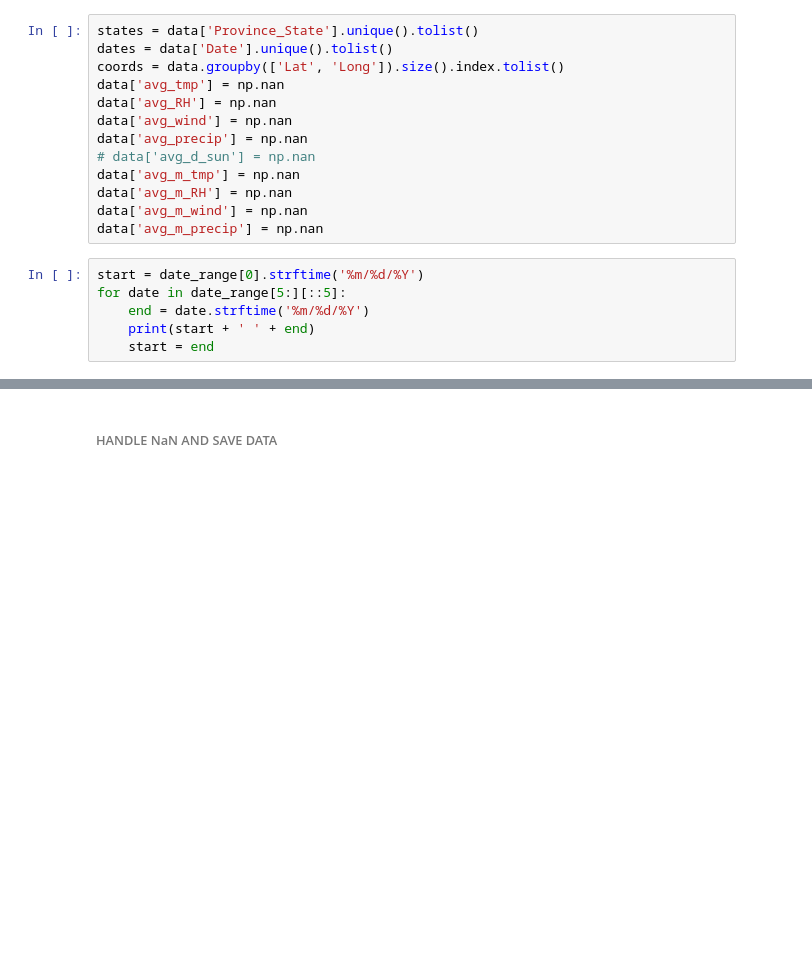
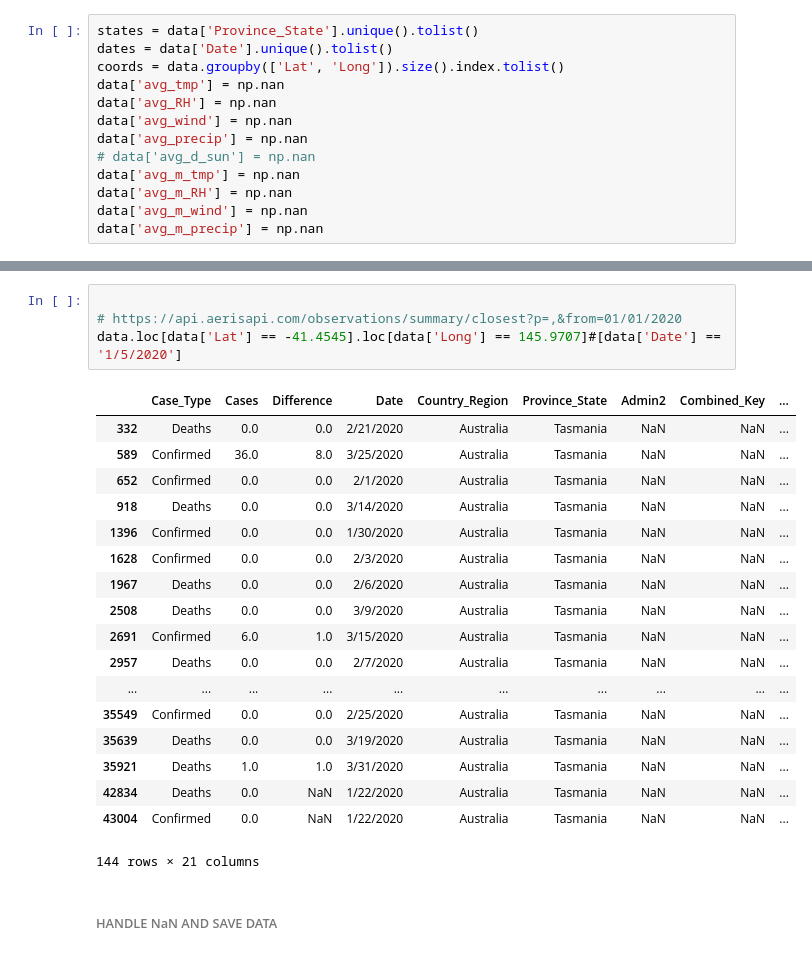
Before and after one commit to hopl1t/covid19, a Jupyter notebook: notebooks/get_weather_data_tableau.ipynb, the cells around one changed output, grey strips where cells are left out. Saved outputs shown, nothing was run; the diff lists cells and outputs as text; blank space fills up the shorter version.

Commit message:
added new data analysis

```diff
--- a/notebooks/get_weather_data_tableau.ipynb
+++ b/notebooks/get_weather_data_tableau.ipynb
@@ -24,9 +24,3 @@ data['avg_m_tmp'] = np.nan
 data['avg_m_RH'] = np.nan
 data['avg_m_wind'] = np.nan
 data['avg_m_precip'] = np.nan
-# %%
-start = date_range[0].strftime('%m/%d/%Y')
-for date in date_range[5:][::5]:
-    end = date.strftime('%m/%d/%Y')
-    print(start + ' ' + end)
-    start = end
@@ -130,2 +114,25 @@ https://api.aerisapi.com/observations/summary/closest?p=37.18049267,-89.32910838
+# %%
+
+# https://api.aerisapi.com/observations/summary/closest?p=,&from=01/01/2020
+data.loc[data['Lat'] == -41.4545].loc[data['Long'] == 145.9707]#[data['Date'] == '1/5/2020']
+# %% [output]
+|  | Case_Type | Cases | Difference | Date | Country_Region | Province_State | Admin2 | Combined_Key | ... |
+| 332 | Deaths | 0.0 | 0.0 | 2/21/2020 | Australia | Tasmania | NaN | NaN | ... |
+| 589 | Confirmed | 36.0 | 8.0 | 3/25/2020 | Australia | Tasmania | NaN | NaN | ... |
+| 652 | Confirmed | 0.0 | 0.0 | 2/1/2020 | Australia | Tasmania | NaN | NaN | ... |
+| 918 | Deaths | 0.0 | 0.0 | 3/14/2020 | Australia | Tasmania | NaN | NaN | ... |
+| 1396 | Confirmed | 0.0 | 0.0 | 1/30/2020 | Australia | Tasmania | NaN | NaN | ... |
+| 1628 | Confirmed | 0.0 | 0.0 | 2/3/2020 | Australia | Tasmania | NaN | NaN | ... |
+| 1967 | Deaths | 0.0 | 0.0 | 2/6/2020 | Australia | Tasmania | NaN | NaN | ... |
+| 2508 | Deaths | 0.0 | 0.0 | 3/9/2020 | Australia | Tasmania | NaN | NaN | ... |
+| 2691 | Confirmed | 6.0 | 1.0 | 3/15/2020 | Australia | Tasmania | NaN | NaN | ... |
+| 2957 | Deaths | 0.0 | 0.0 | 2/7/2020 | Australia | Tasmania | NaN | NaN | ... |
+| ... | ... | ... | ... | ... | ... | ... | ... | ... | ... |
+| 35549 | Confirmed | 0.0 | 0.0 | 2/25/2020 | Australia | Tasmania | NaN | NaN | ... |
+| 35639 | Deaths | 0.0 | 0.0 | 3/19/2020 | Australia | Tasmania | NaN | NaN | ... |
+| 35921 | Deaths | 1.0 | 1.0 | 3/31/2020 | Australia | Tasmania | NaN | NaN | ... |
+| 42834 | Deaths | 0.0 | NaN | 1/22/2020 | Australia | Tasmania | NaN | NaN | ... |
+| 43004 | Confirmed | 0.0 | NaN | 1/22/2020 | Australia | Tasmania | NaN | NaN | ... |
+144 rows × 21 columns
 # %% [markdown]
 ###### HANDLE NaN AND SAVE DATA
```
Also changed, not shown: parts of 4 cells of this notebook, 1 other file.
